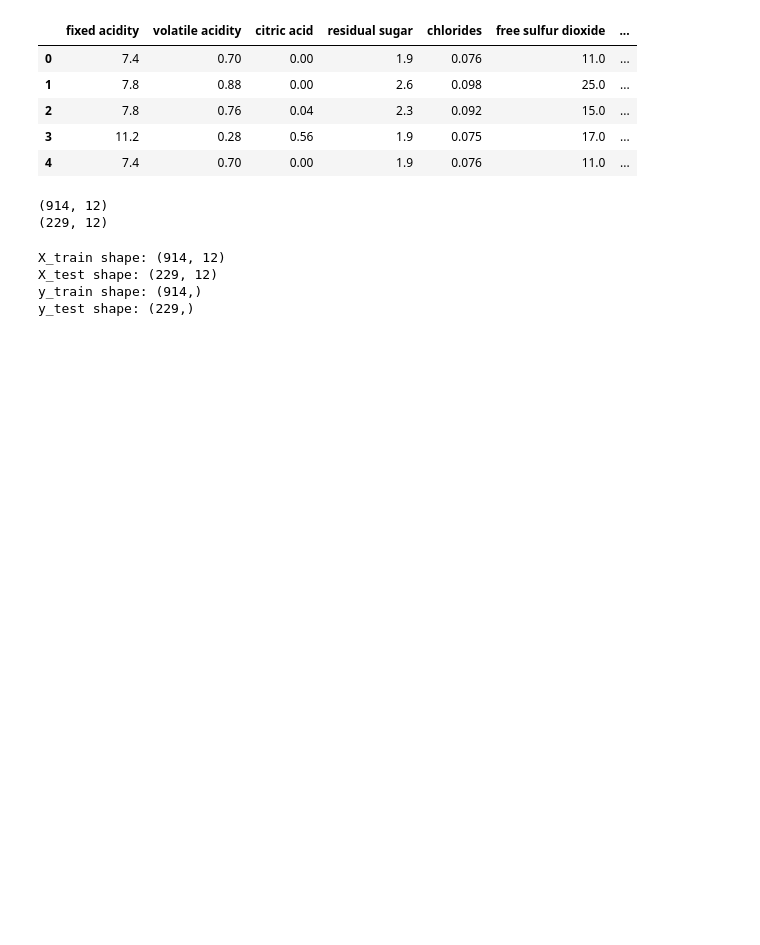
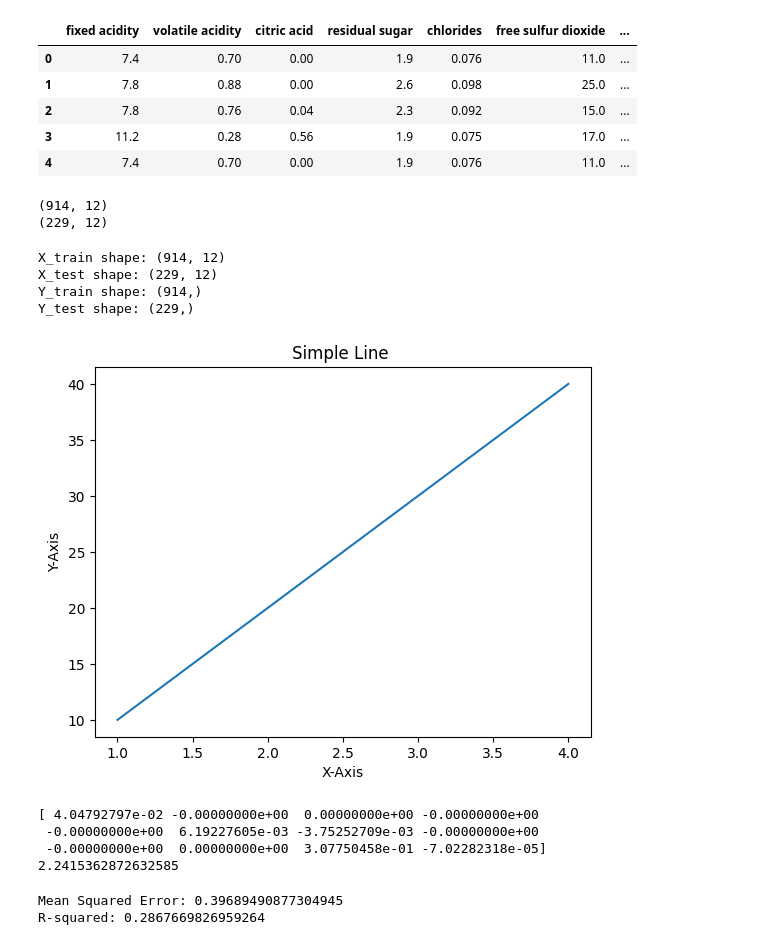
Before and after one commit to Love-Maheshwari/ml_project, a Jupyter notebook: research/exp.ipynb, the cells around one changed output. Drawn from its saved outputs; the diff is of its cells as text; code cells hidden in the pictures; blank space fills up the shorter version.

```diff
--- a/research/exp.ipynb
+++ b/research/exp.ipynb
@@ -172,10 +162,20 @@ print(X_test.shape)
 # Display the shapes of the resulting datasets
 print("X_train shape:", X_train.shape)
 print("X_test shape:", X_test.shape)
-print("y_train shape:", Y_train.shape)
-print("y_test shape:", Y_test.shape)
+print("Y_train shape:", Y_train.shape)
+print("Y_test shape:", Y_test.shape)
 # %% [output]
 X_train shape: (914, 12)
 X_test shape: (229, 12)
-y_train shape: (914,)
-y_test shape: (229,)
+Y_train shape: (914,)
+Y_test shape: (229,)
+# %%
+import matplotlib.pyplot as plt
+X,Y  = [1,2,3,4],[10,20,30,40]
+plt.plot(X, Y)
+plt.title('Simple Line ')
+plt.xlabel('X-Axis')
+plt.ylabel('Y-Axis')
+plt.show()
+# %% [output]
+[figure, added]
@@ -181,0 +184,26 @@ y_test shape: (229,)
+# %%
+lr = ElasticNet(alpha= 0.1, l1_ratio=0.5, random_state=42)
+lr.fit(X_train, Y_train)
+
+print(lr.coef_)
+print(lr.intercept_)
+# %% [output]
+[ 4.04792797e-02 -0.00000000e+00  0.00000000e+00 -0.00000000e+00
+ -0.00000000e+00  6.19227605e-03 -3.75252709e-03 -0.00000000e+00
+ -0.00000000e+00  0.00000000e+00  3.07750458e-01 -7.02282318e-05]
+2.2415362872632585
+# %%
+from sklearn.metrics import mean_squared_error, mean_absolute_error, r2_score
+
+#Predict the quality on test data
+Y_Pred = lr.predict(X_test)
+
+#calculate Mean Squared Error
+mse = mean_squared_error(Y_test, Y_Pred)
+print(f"Mean Squared Error: {mse}")
+
+r1 = r2_score(Y_test, Y_Pred)
+print(f"R-squared: {r1}")
+# %% [output]
+Mean Squared Error: 0.39689490877304945
+R-squared: 0.2867669826959264
```
Also changed, not shown: parts of 9 cells of this notebook.
